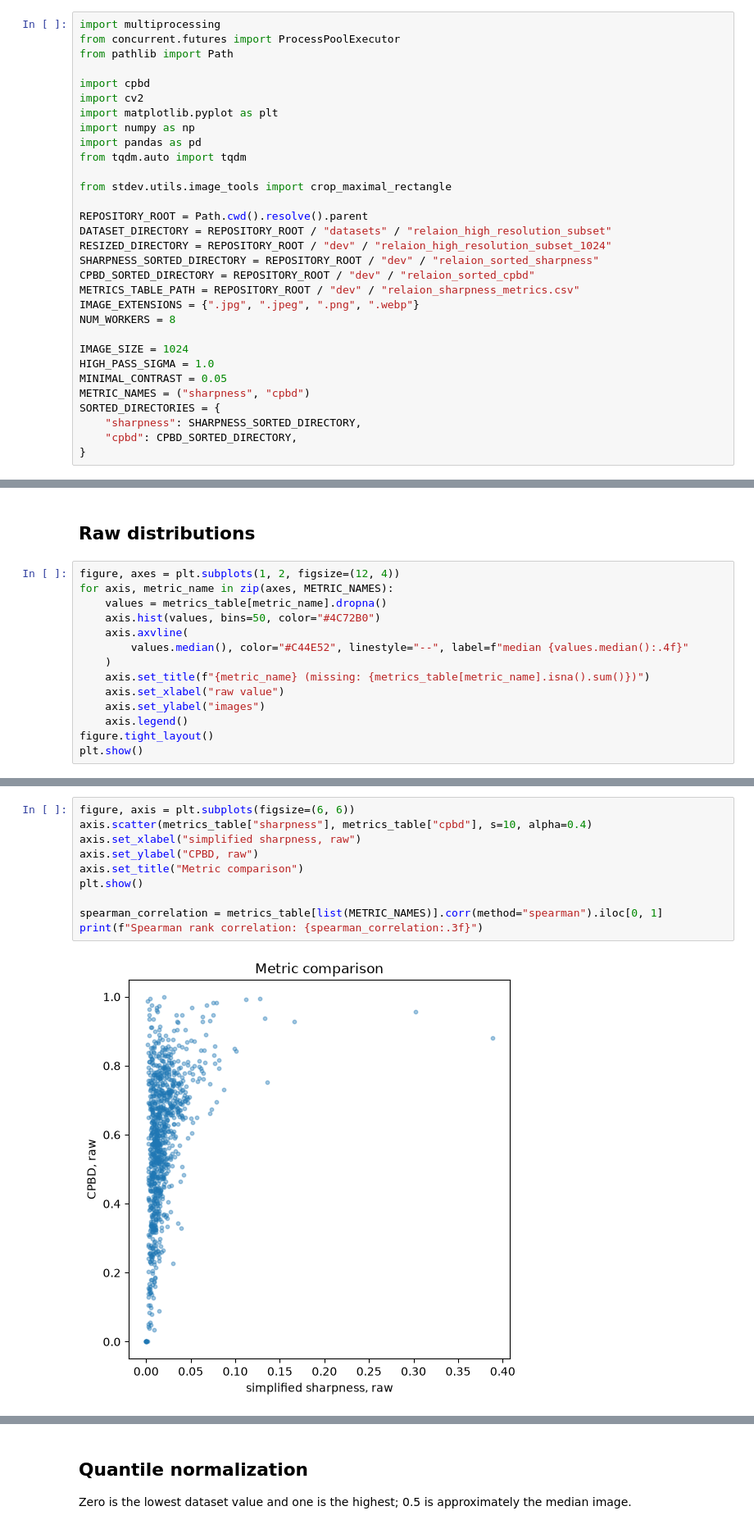
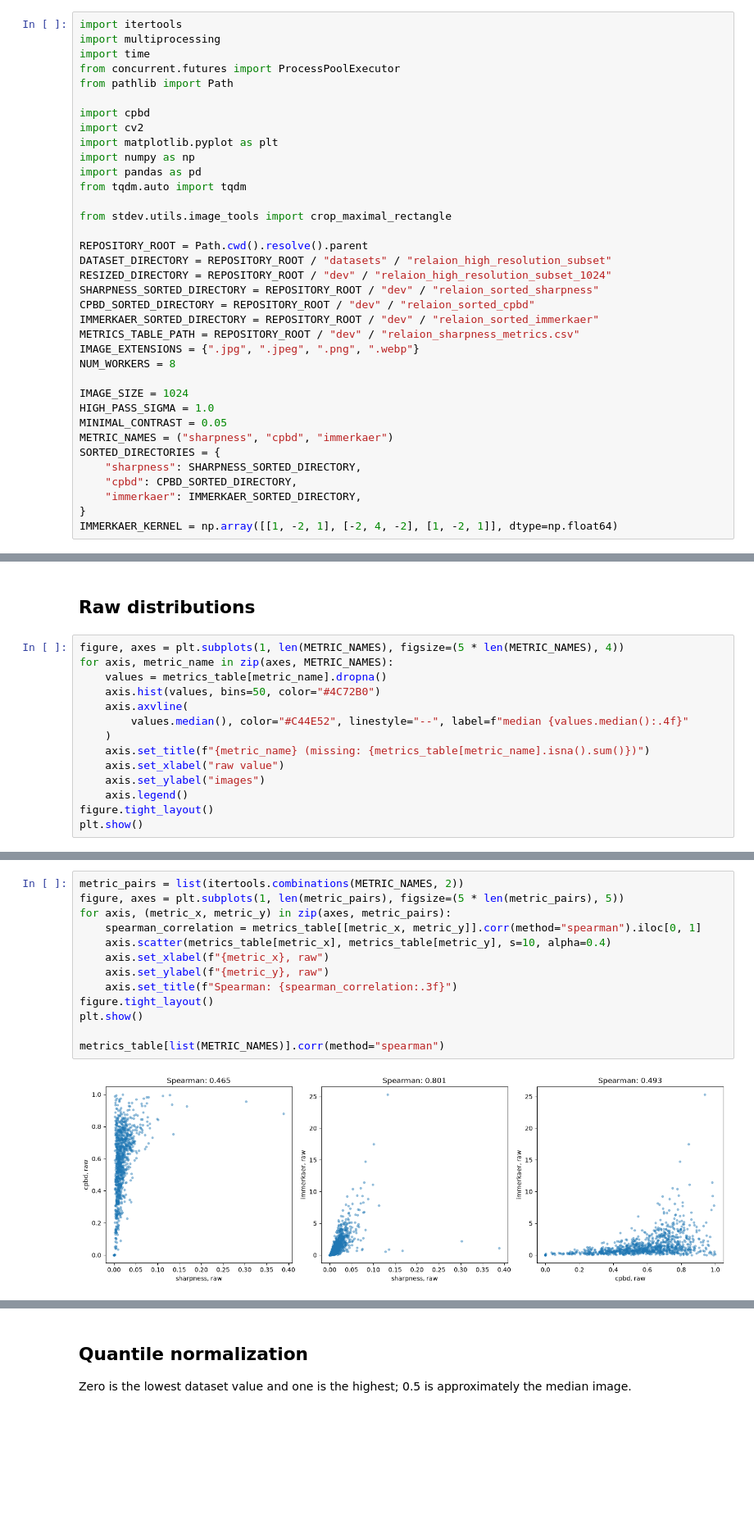
Before and after one commit to tensorforger/STDev, a Jupyter notebook: notebooks/relaion_sharpness_metrics.ipynb, the cells around one changed output, grey strips where cells are left out. Shown at 82% size. Cells and saved outputs as stored; diff of their text form; blank space fills up the shorter version.

```diff
--- a/notebooks/relaion_sharpness_metrics.ipynb
+++ b/notebooks/relaion_sharpness_metrics.ipynb
@@ -17,5 +20,7 @@ to the resized PNGs, named `<position>_<normalized value>.png`.
 # %%
+import itertools
 import multiprocessing
+import time
 from concurrent.futures import ProcessPoolExecutor
 from pathlib import Path
 
@@ -33,6 +38,7 @@ DATASET_DIRECTORY = REPOSITORY_ROOT / "datasets" / "relaion_high_resolution_subs
 RESIZED_DIRECTORY = REPOSITORY_ROOT / "dev" / "relaion_high_resolution_subset_1024"
 SHARPNESS_SORTED_DIRECTORY = REPOSITORY_ROOT / "dev" / "relaion_sorted_sharpness"
 CPBD_SORTED_DIRECTORY = REPOSITORY_ROOT / "dev" / "relaion_sorted_cpbd"
+IMMERKAER_SORTED_DIRECTORY = REPOSITORY_ROOT / "dev" / "relaion_sorted_immerkaer"
 METRICS_TABLE_PATH = REPOSITORY_ROOT / "dev" / "relaion_sharpness_metrics.csv"
 IMAGE_EXTENSIONS = {".jpg", ".jpeg", ".png", ".webp"}
 NUM_WORKERS = 8
@@ -40,11 +46,13 @@ NUM_WORKERS = 8
 IMAGE_SIZE = 1024
 HIGH_PASS_SIGMA = 1.0
 MINIMAL_CONTRAST = 0.05
-METRIC_NAMES = ("sharpness", "cpbd")
+METRIC_NAMES = ("sharpness", "cpbd", "immerkaer")
 SORTED_DIRECTORIES = {
     "sharpness": SHARPNESS_SORTED_DIRECTORY,
     "cpbd": CPBD_SORTED_DIRECTORY,
+    "immerkaer": IMMERKAER_SORTED_DIRECTORY,
 }
+IMMERKAER_KERNEL = np.array([[1, -2, 1], [-2, 4, -2], [1, -2, 1]], dtype=np.float64)
 # %%
 def compute_simplified_sharpness(image: np.ndarray) -> float:
     """
@@ -121,7 +156,7 @@ libpng warning: eXIf: duplicate
 # %% [markdown]
 ## Raw distributions
 # %%
-figure, axes = plt.subplots(1, 2, figsize=(12, 4))
+figure, axes = plt.subplots(1, len(METRIC_NAMES), figsize=(5 * len(METRIC_NAMES), 4))
 for axis, metric_name in zip(axes, METRIC_NAMES):
     values = metrics_table[metric_name].dropna()
     axis.hist(values, bins=50, color="#4C72B0")
@@ -139,12 +174,15 @@ plt.show()
 # %%
-figure, axis = plt.subplots(figsize=(6, 6))
-axis.scatter(metrics_table["sharpness"], metrics_table["cpbd"], s=10, alpha=0.4)
-axis.set_xlabel("simplified sharpness, raw")
-axis.set_ylabel("CPBD, raw")
-axis.set_title("Metric comparison")
+metric_pairs = list(itertools.combinations(METRIC_NAMES, 2))
+figure, axes = plt.subplots(1, len(metric_pairs), figsize=(5 * len(metric_pairs), 5))
+for axis, (metric_x, metric_y) in zip(axes, metric_pairs):
+    spearman_correlation = metrics_table[[metric_x, metric_y]].corr(method="spearman").iloc[0, 1]
+    axis.scatter(metrics_table[metric_x], metrics_table[metric_y], s=10, alpha=0.4)
+    axis.set_xlabel(f"{metric_x}, raw")
+    axis.set_ylabel(f"{metric_y}, raw")
+    axis.set_title(f"Spearman: {spearman_correlation:.3f}")
+figure.tight_layout()
 plt.show()
 
-spearman_correlation = metrics_table[list(METRIC_NAMES)].corr(method="spearman").iloc[0, 1]
-print(f"Spearman rank correlation: {spearman_correlation:.3f}")
+metrics_table[list(METRIC_NAMES)].corr(method="spearman")
 # %% [output]
-[figure, old version]
+[figure, new version]
```
Also changed, not shown: parts of 8 cells of this notebook, 13 other files.
